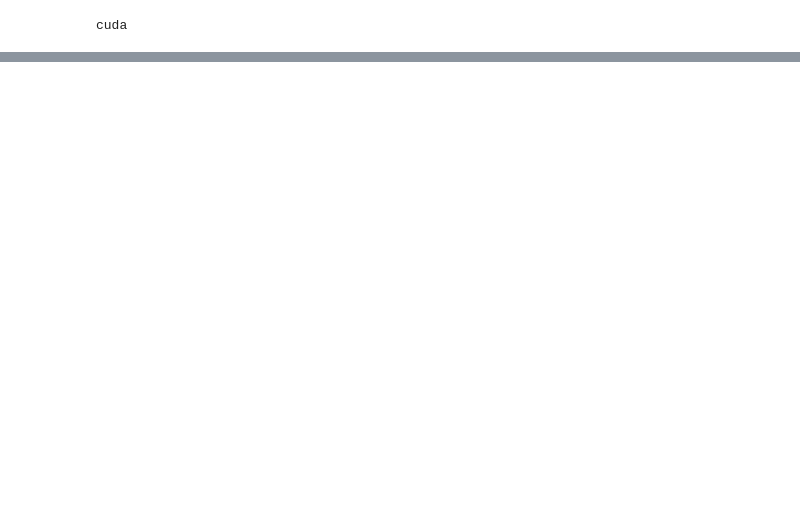
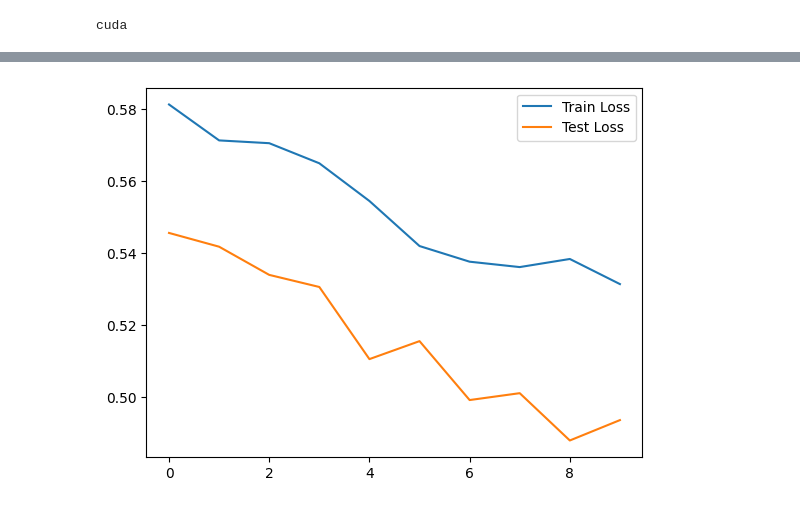
Before and after one commit to gustavoschewinski/tuning-protein, a Jupyter notebook: 5. dl_model.ipynb, the cells around one changed output, grey strips where cells are left out. Saved outputs shown, nothing was run; the diff lists cells and outputs as text; code cells hidden in the pictures; blank space fills up the shorter version.

```diff
--- a/5. dl_model.ipynb
+++ b/5. dl_model.ipynb
@@ -169,7 +169,7 @@ dataset
 | Q99220 | -0.668565 | [0, 0, 0, 0, 0, 0, 0, 0, 0, 0, 0,... | [[-0.10548373311758041, 0.0267045... |
 12319 rows × 3 columns
 # %%
-dataset = dataset[:3000]
+dataset = dataset[:7000]
 # %%
 import torch
 import numpy as np
@@ -178,8 +178,8 @@ import numpy as np
 device = torch.device("cuda" if torch.cuda.is_available() else "cpu")
 
 # Create tensors directly on the GPU, ensure you handle device availability
-embeddings_tensor = torch.tensor(np.array(dataset['embeddings'].tolist(), dtype=np.float32), device=device)
-binary_positions_tensor = torch.tensor(np.array(dataset['Padded_Binary_Positions'].tolist(), dtype=np.float32), device=device)
+embeddings_tensor = torch.tensor(np.array(dataset['embeddings'].tolist(), dtype=np.float16), device=device)
+binary_positions_tensor = torch.tensor(np.array(dataset['Padded_Binary_Positions'].tolist(), dtype=np.float16), device=device)
 # %%
 print(embeddings_tensor.shape)
 print(binary_positions_tensor.shape)
@@ -193,7 +193,7 @@ binary_positions_tensor = binary_positions_tensor.unsqueeze(-1)
 X = embeddings_tensor + binary_positions_tensor
 # %%
 # Another tensor, also directly to GPU
-y = torch.tensor(np.array(dataset['Log2FC(LiP_norm)'].tolist(), dtype=np.float32), device=device)
+y = torch.tensor(np.array(dataset['Log2FC(LiP_norm)'].tolist(), dtype=np.float16), device=device)
 
 # Clear memory if not needed anymore
 del binary_positions_tensor  # Free this if no longer needed
@@ -305,8 +340,10 @@ RuntimeError: CUDA error: CUBLAS_STATUS_EXECUTION_FAILED when calling `cublasSge
 # %%
 # # Visualize the training process
 import matplotlib.pyplot as plt
 
 plt.plot(train_losses_avg, label='Train Loss')
-plt.plot(val_losse_avg, label='Test Loss')
+plt.plot(val_losses_avg, label='Test Loss')
 plt.legend()
 plt.show()
+# %% [output]
+[figure, added]
```
Also changed, not shown: parts of 4 cells of this notebook.
